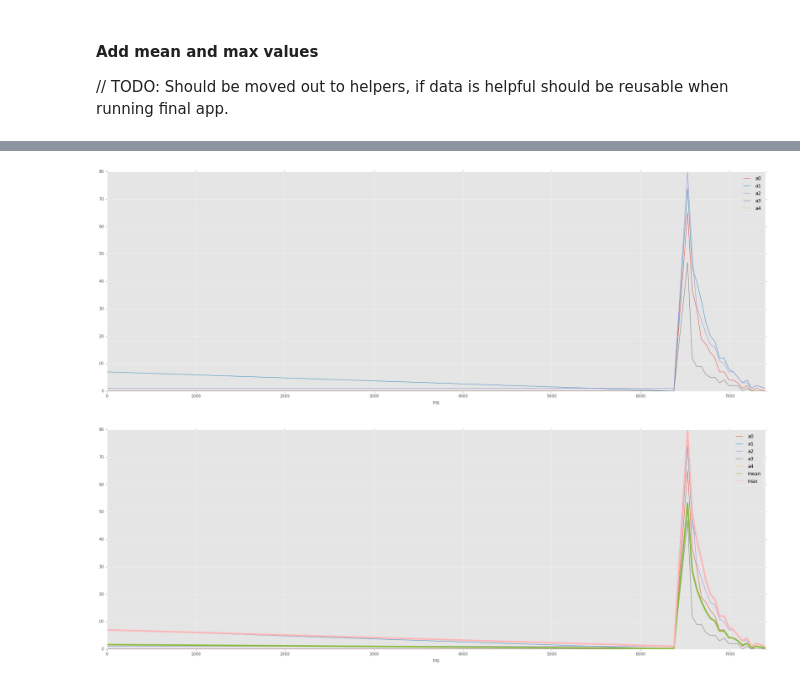
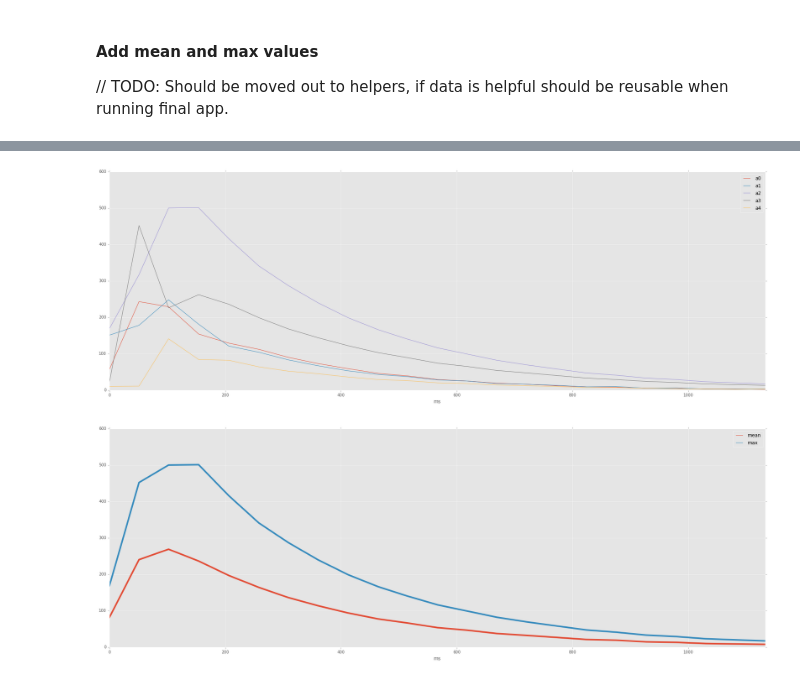
Before and after one commit to endre86/CleanKitchen, a Jupyter notebook: jupyter notebooks/Initial data check.ipynb, the cells around one changed output, grey strips where cells are left out. Drawn from its saved outputs; the diff is of its cells as text; code cells hidden in the pictures.

Commit message:
Some data cleanup

```diff
--- a/jupyter notebooks/Initial data check.ipynb
+++ b/jupyter notebooks/Initial data check.ipynb
@@ -89,7 +89,14 @@ On another note, the dishwasher should probably use a light sensor, so we might
 #### Create pandas dataframe
 # %%
 #id for current reading that is looked at
-curr_reading_id = '2016-07-16 23:57:04.046822'
+curr_reading_id = '2016-07-16 23:57:27.301672'
+
+# Remove rows - They did not look very interesting
+raw_data_readings[curr_reading_id] = raw_data_readings[curr_reading_id][1:24]
+
+# Retransform MS for curr_reading
+data_transformation.standarize_ms(raw_data_readings[curr_reading_id], 2)
 
 reading1_df = pd.DataFrame(data=raw_data_readings[curr_reading_id], columns=['identifier', 'label', 'ms', 'a0', 'a1', 'a2', 'a3', 'a4'])
 reading1_df = reading1_df[['ms', 'a0', 'a1', 'a2', 'a3', 'a4']].astype(float)
+reading1_df.head(-1)
@@ -111,13 +131,12 @@ reading1_df.head()
 # %%
 reading_1_a1_df = reading1_df[['ms', 'a0', 'a1', 'a2', 'a3', 'a4']]
-ax = reading_1_a1_df.plot(x='ms', figsize=(30,10))
-map(lambda x: x.set_linewidth(2), ax.lines)
+reading_1_a1_df.plot(x='ms', figsize=(30,10))
 
-reading1_a0_df = reading1_df[['ms', 'a0', 'a1', 'a2', 'a3', 'a4', 'mean', 'max']]
+reading1_a0_df = reading1_df[['ms', 'mean', 'max']]
 ax = reading1_a0_df.plot(x='ms', figsize=(30,10))
 map(lambda x: x.set_linewidth(2), ax.lines)
 ax.lines[-1].set_linewidth(4)
 ax.lines[-2].set_linewidth(4)
 # %% [output]
-[figure, old version]
+[figure, new version]
-[figure, old version]
+[figure, new version]
```
Also changed, not shown: parts of 5 cells of this notebook.
